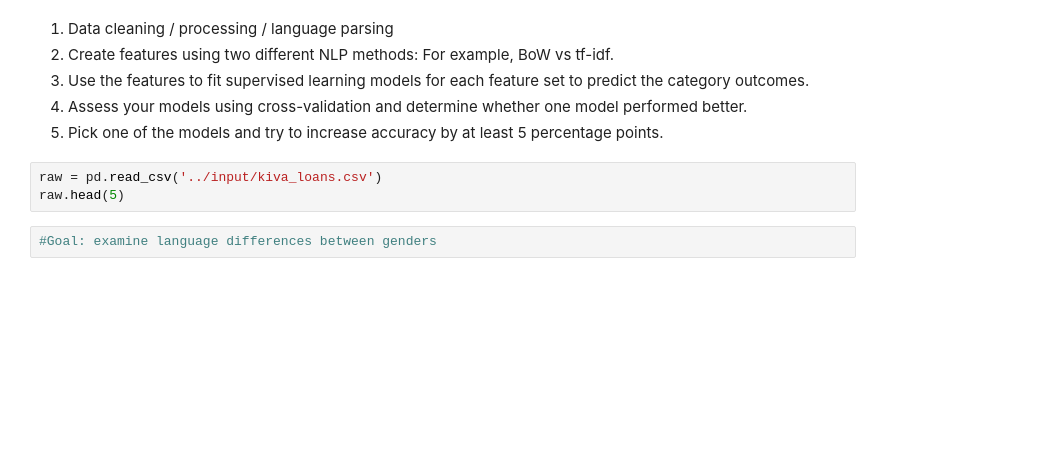
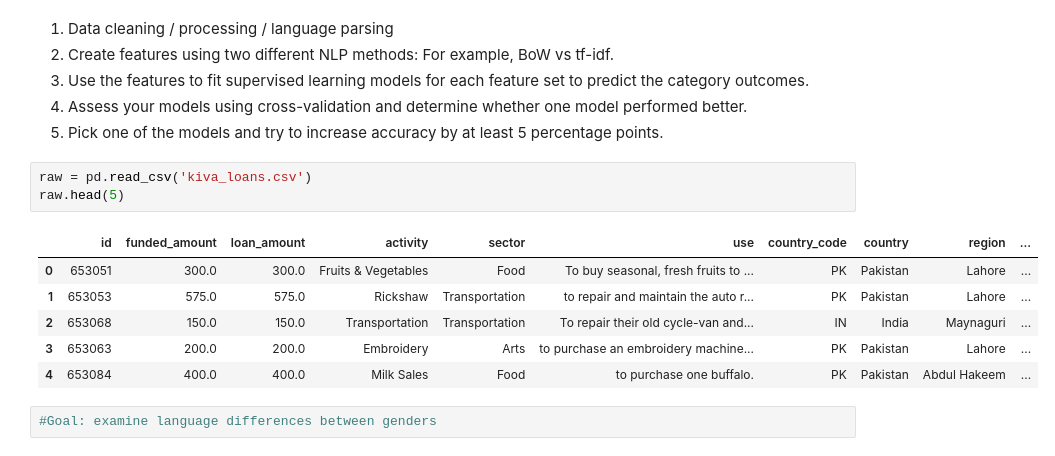
Before and after one commit to YunusBulut/dsprojects, a Jupyter notebook: NLP/explorationofkivapitches.ipynb, the cells around one changed output. Saved outputs shown, nothing was run; the diff lists cells and outputs as text; blank space fills up the shorter version.

```diff
--- a/NLP/explorationofkivapitches.ipynb
+++ b/NLP/explorationofkivapitches.ipynb
@@ -20,8 +20,15 @@ print(os.listdir("../input"))
 1. Assess your models using cross-validation and determine whether one model performed better.
 1. Pick one of the models and try to increase accuracy by at least 5 percentage points.
 # %%
-raw = pd.read_csv('../input/kiva_loans.csv')
+raw = pd.read_csv('kiva_loans.csv')
 raw.head(5)
+# %% [output]
+|  | id | funded_amount | loan_amount | activity | sector | use | country_code | country | region | ... |
+| 0 | 653051 | 300.0 | 300.0 | Fruits & Vegetables | Food | To buy seasonal, fresh fruits to ... | PK | Pakistan | Lahore | ... |
+| 1 | 653053 | 575.0 | 575.0 | Rickshaw | Transportation | to repair and maintain the auto r... | PK | Pakistan | Lahore | ... |
+| 2 | 653068 | 150.0 | 150.0 | Transportation | Transportation | To repair their old cycle-van and... | IN | India | Maynaguri | ... |
+| 3 | 653063 | 200.0 | 200.0 | Embroidery | Arts | to purchase an embroidery machine... | PK | Pakistan | Lahore | ... |
+| 4 | 653084 | 400.0 | 400.0 | Milk Sales | Food | to purchase one buffalo. | PK | Pakistan | Abdul Hakeem | ... |
 # %%
 #Goal: examine language differences between genders
 # %%
```
Also changed, not shown: parts of 22 cells of this notebook.
